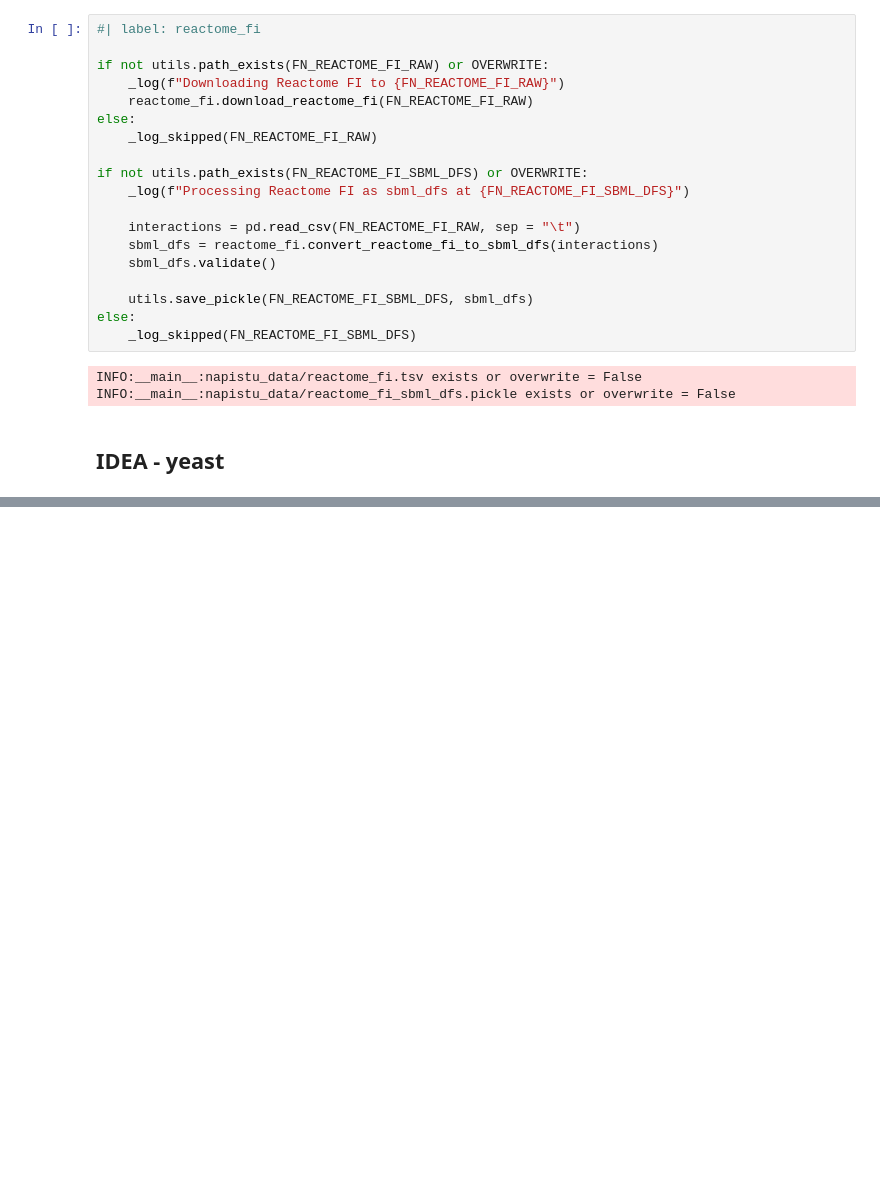
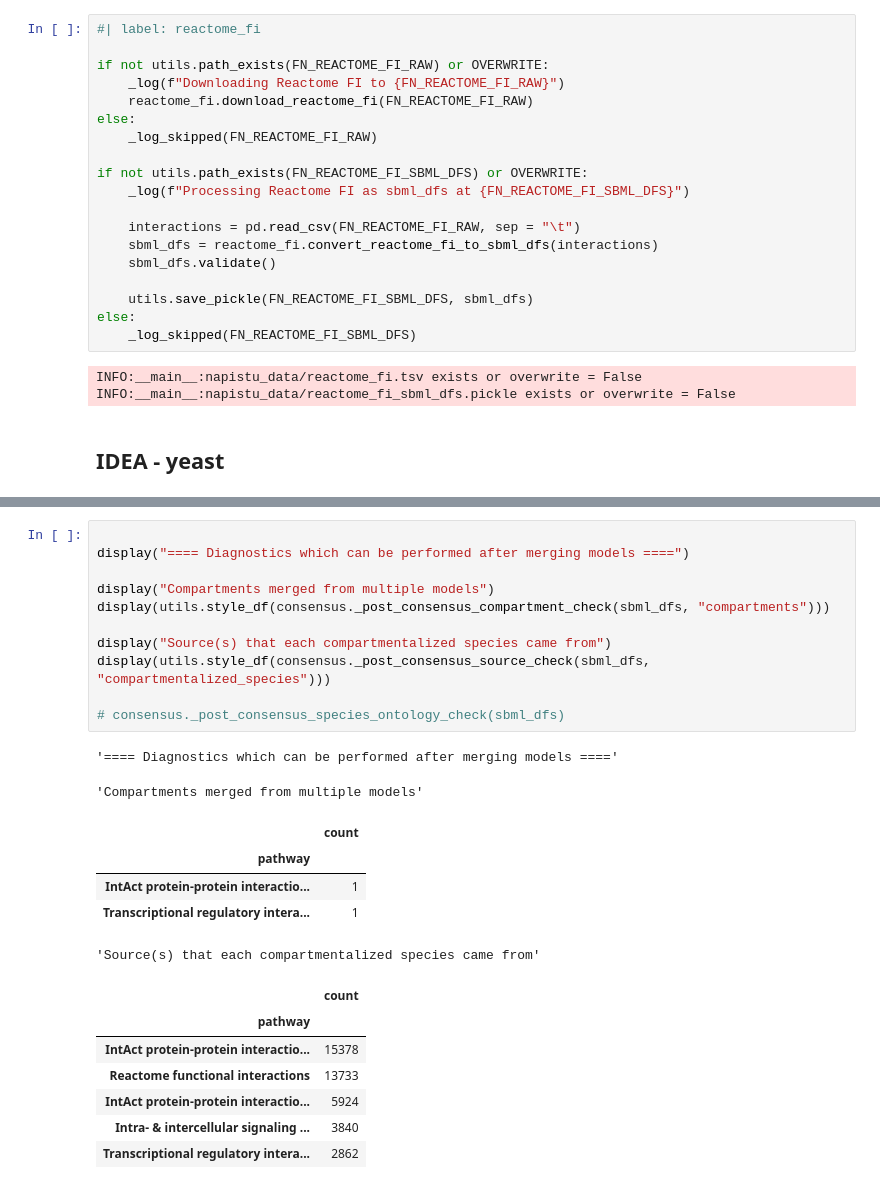
Before and after one commit to napistu/napistu, a Jupyter notebook: tutorials/downloading_pathway_data.ipynb, the cells around one changed output, grey strips where cells are left out. Cells and saved outputs as stored; diff of their text form; blank space fills up the shorter version.

```diff
--- a/tutorials/downloading_pathway_data.ipynb
+++ b/tutorials/downloading_pathway_data.ipynb
@@ -292,0 +342,26 @@ INFO:napistu.sbml_dfs_utils:Saving 6 extra reaction columns as reaction_data: ['
+# %%
+
+display("==== Diagnostics which can be performed after merging models ====")
+
+display("Compartments merged from multiple models")
+display(utils.style_df(consensus._post_consensus_compartment_check(sbml_dfs, "compartments")))
+
+display("Source(s) that each compartmentalized species came from")
+display(utils.style_df(consensus._post_consensus_source_check(sbml_dfs, "compartmentalized_species")))
+
+# consensus._post_consensus_species_ontology_check(sbml_dfs)
+# %% [output]
+'==== Diagnostics which can be performed after merging models ===='
+'Compartments merged from multiple models'
+|  | count |
+| pathway |  |
+| IntAct protein-protein interactio... | 1 |
+| Transcriptional regulatory intera... | 1 |
+'Source(s) that each compartmentalized species came from'
+|  | count |
+| pathway |  |
+| IntAct protein-protein interactio... | 15378 |
+| Reactome functional interactions | 13733 |
+| IntAct protein-protein interactio... | 5924 |
+| Intra- & intercellular signaling ... | 3840 |
+| Transcriptional regulatory intera... | 2862 |
```
Also changed, not shown: parts of 5 cells of this notebook.
